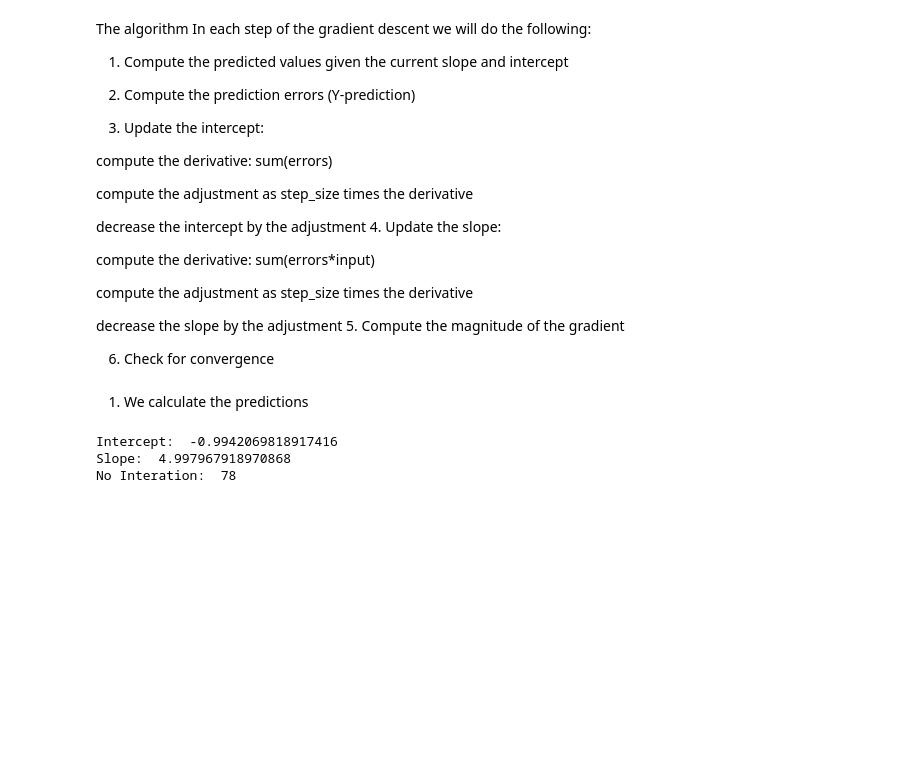
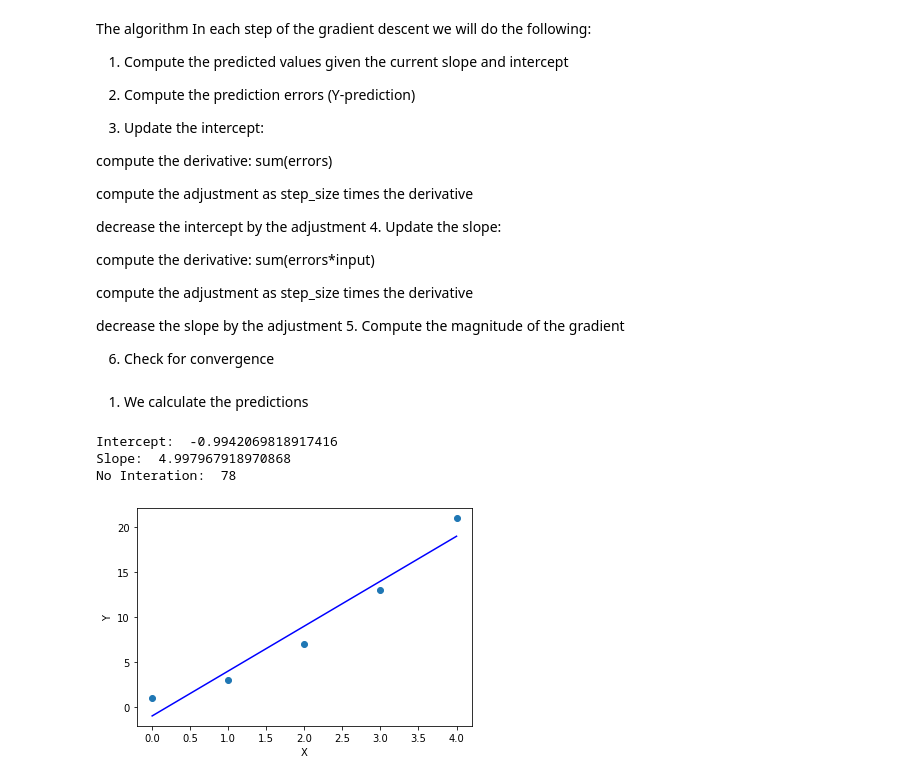
Before and after one commit to JoseLuis96001/MachineLearningExamples, a Jupyter notebook: ML2_Regression_W1_Computing_Regression_parameters.ipynb, the cells around one changed output. Saved outputs shown, nothing was run; the diff lists cells and outputs as text; code cells hidden in the pictures; blank space fills up the shorter version.

```diff
--- a/ML2_Regression_W1_Computing_Regression_parameters.ipynb
+++ b/ML2_Regression_W1_Computing_Regression_parameters.ipynb
@@ -236,3 +236,22 @@ print("No Interation: ",count)
 Intercept:  -0.9942069818917416
 Slope:  4.997967918970868
 No Interation:  78
+# %%
+# Some dummy data
+x = [0, 1, 2, 3, 4]
+
+
+# Find the slope and intercept of the best fit line
+#slope, intercept = np.polyfit(x, y, 1)
+
+# Create a list of values in the best fit line
+abline_values = [Slope * i + Intercept for i in x]
+
+# Plot the best fit line over the actual values
+plt.plot(x,y,'o')
+plt.xlabel('X')
+plt.ylabel('Y')
+plt.plot(x, abline_values, 'b')
+plt.show()
+# %% [output]
+[figure, added]
```
